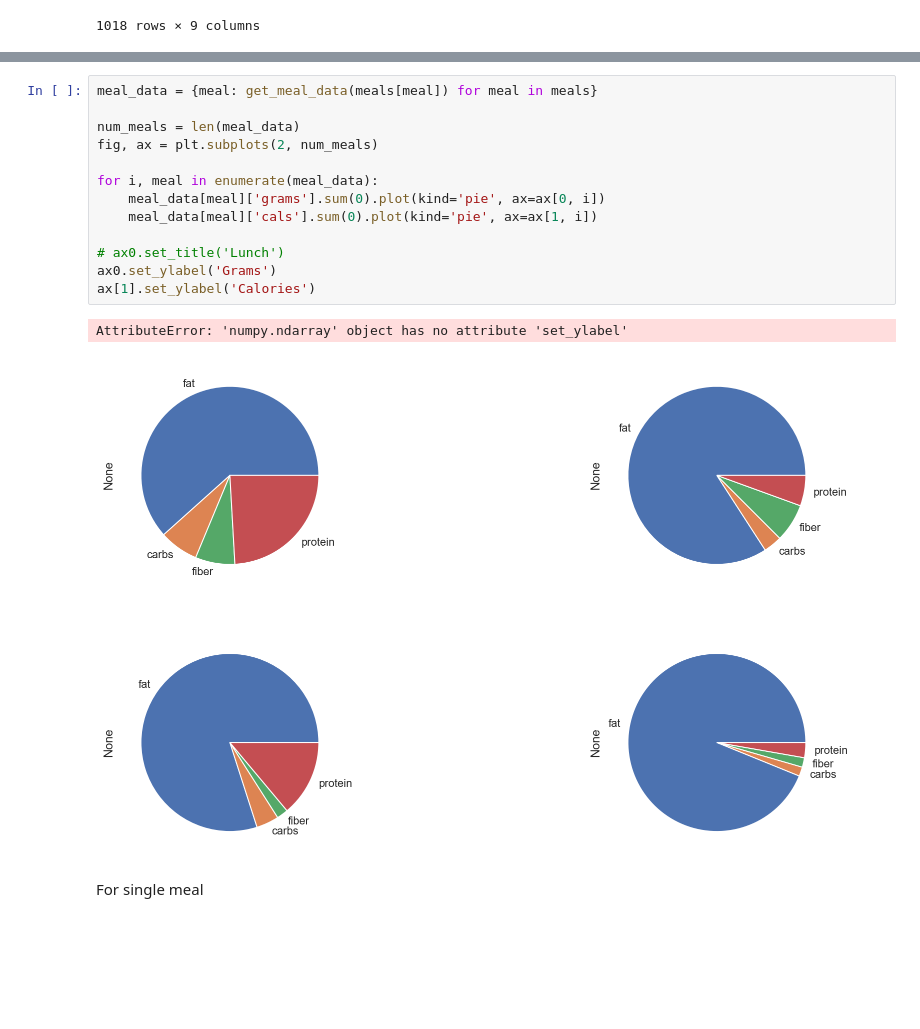
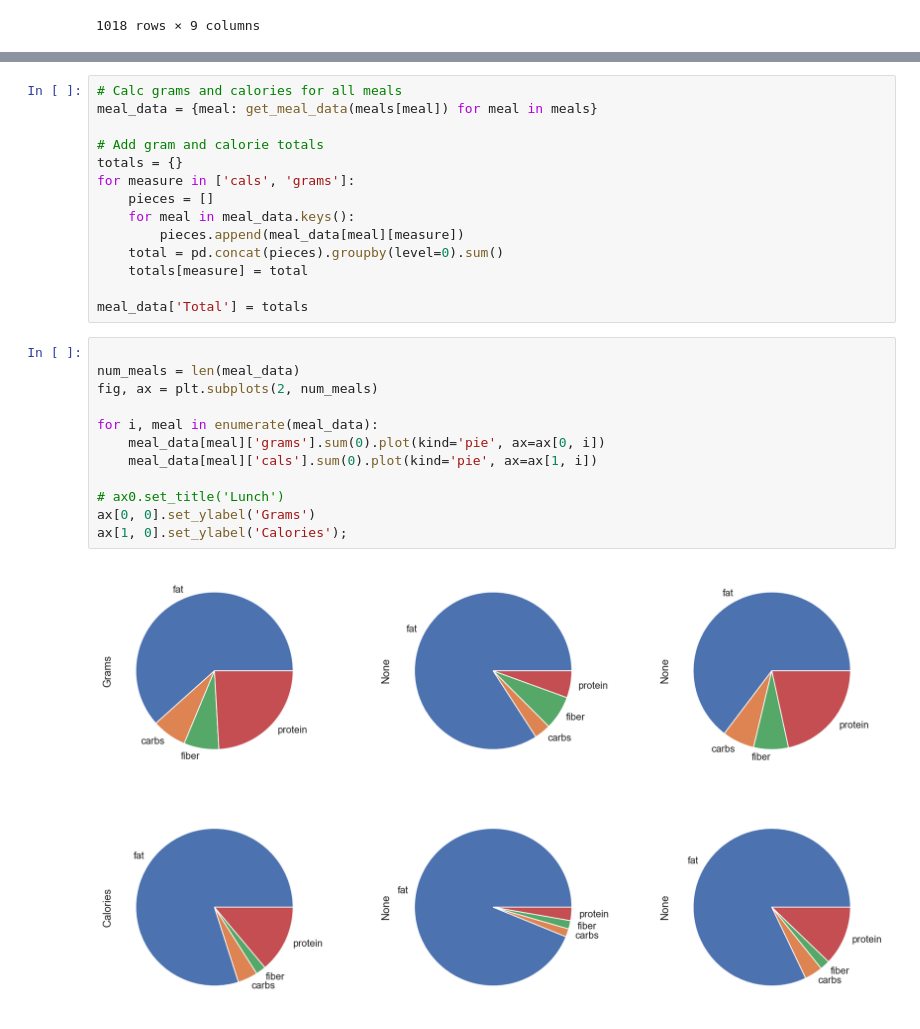
Before and after one commit to fabiangunzinger/food-tracker, a Jupyter notebook: new.ipynb, the cells around one changed output, grey strips where cells are left out. Cells and saved outputs as stored; diff of their text form; blank space fills up the shorter version.

Commit message:
Adding totals

```diff
--- a/new.ipynb
+++ b/new.ipynb
@@ -126,18 +141,28 @@ foods
+# %%
+# Calc grams and calories for all meals
+meal_data = {meal: get_meal_data(meals[meal]) for meal in meals}
+
+# Add gram and calorie totals
+totals = {}
+for measure in ['cals', 'grams']:
+    pieces = []
+    for meal in meal_data.keys():
+        pieces.append(meal_data[meal][measure])
+    total = pd.concat(pieces).groupby(level=0).sum()
+    totals[measure] = total
+
+meal_data['Total'] = totals
 # %%
-meal_data = {meal: get_meal_data(meals[meal]) for meal in meals}
 
 num_meals = len(meal_data)
 fig, ax = plt.subplots(2, num_meals)
 
 for i, meal in enumerate(meal_data):
     meal_data[meal]['grams'].sum(0).plot(kind='pie', ax=ax[0, i])
     meal_data[meal]['cals'].sum(0).plot(kind='pie', ax=ax[1, i])
 
 # ax0.set_title('Lunch')
-ax0.set_ylabel('Grams')
-ax[1].set_ylabel('Calories')
+ax[0, 0].set_ylabel('Grams')
+ax[1, 0].set_ylabel('Calories');
 # %% [output]
-AttributeError: 'numpy.ndarray' object has no attribute 'set_ylabel'
-[figure, old version]
+[figure, new version]
-# %% [markdown]
-For single meal
```
Also changed, not shown: parts of 4 cells of this notebook.
